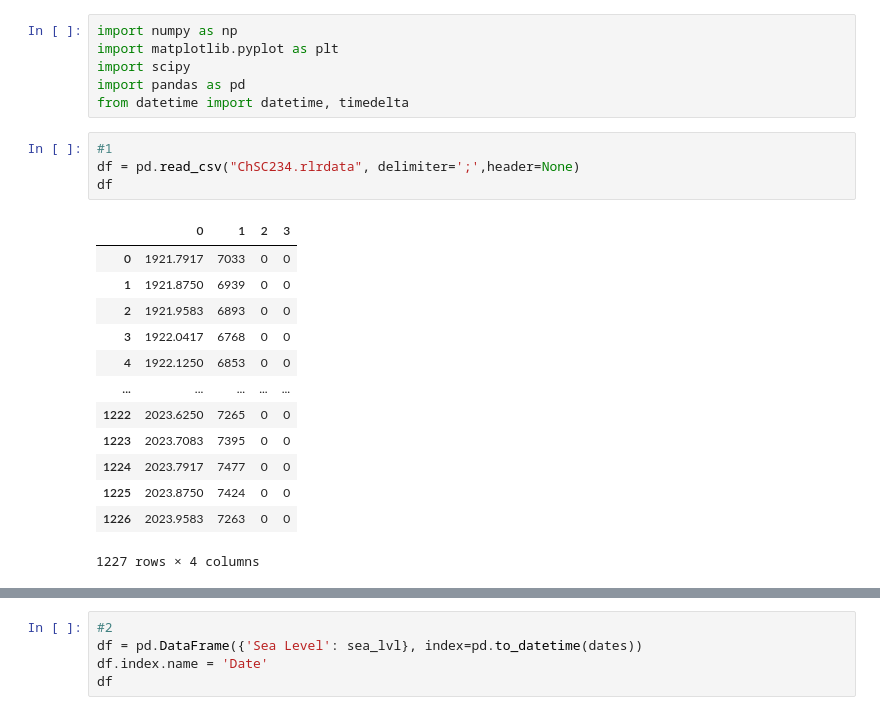
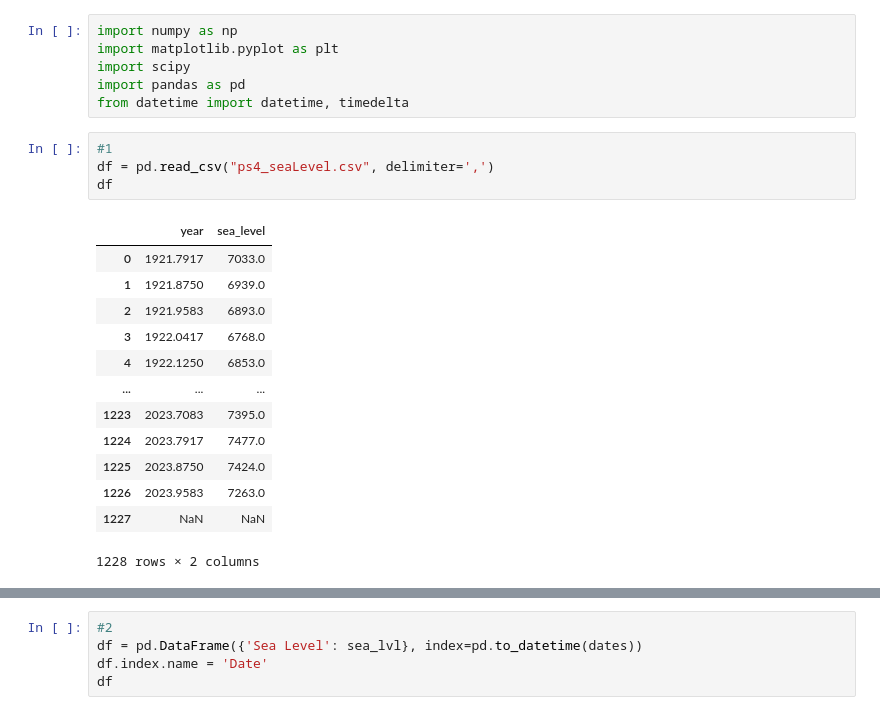
Before and after one commit to aarobel/PracticalCodingMath4EAS, a Jupyter notebook: submissions_ps4/ProblemSet4.ipynb, the cells around one changed output, grey strips where cells are left out. Saved outputs shown, nothing was run; the diff lists cells and outputs as text.

```diff
--- a/submissions_ps4/ProblemSet4.ipynb
+++ b/submissions_ps4/ProblemSet4.ipynb
@@ -6,21 +6,21 @@ import pandas as pd
 from datetime import datetime, timedelta
 # %%
 #1
-df = pd.read_csv("ChSC234.rlrdata", delimiter=';',header=None)
+df = pd.read_csv("ps4_seaLevel.csv", delimiter=',')
 df
 # %% [output]
-|  | 0 | 1 | 2 | 3 |
-| 0 | 1921.7917 | 7033 | 0 | 0 |
-| 1 | 1921.8750 | 6939 | 0 | 0 |
-| 2 | 1921.9583 | 6893 | 0 | 0 |
-| 3 | 1922.0417 | 6768 | 0 | 0 |
-| 4 | 1922.1250 | 6853 | 0 | 0 |
-| ... | ... | ... | ... | ... |
-| 1222 | 2023.6250 | 7265 | 0 | 0 |
-| 1223 | 2023.7083 | 7395 | 0 | 0 |
-| 1224 | 2023.7917 | 7477 | 0 | 0 |
-| 1225 | 2023.8750 | 7424 | 0 | 0 |
-| 1226 | 2023.9583 | 7263 | 0 | 0 |
+|  | year | sea_level |
+| 0 | 1921.7917 | 7033.0 |
+| 1 | 1921.8750 | 6939.0 |
+| 2 | 1921.9583 | 6893.0 |
+| 3 | 1922.0417 | 6768.0 |
+| 4 | 1922.1250 | 6853.0 |
+| ... | ... | ... |
+| 1223 | 2023.7083 | 7395.0 |
+| 1224 | 2023.7917 | 7477.0 |
+| 1225 | 2023.8750 | 7424.0 |
+| 1226 | 2023.9583 | 7263.0 |
+| 1227 | NaN | NaN |
-1227 rows × 4 columns
+1228 rows × 2 columns
 # %%
 data = df.to_numpy()
```
Also changed, not shown: parts of 4 cells of this notebook, 10 other files.
